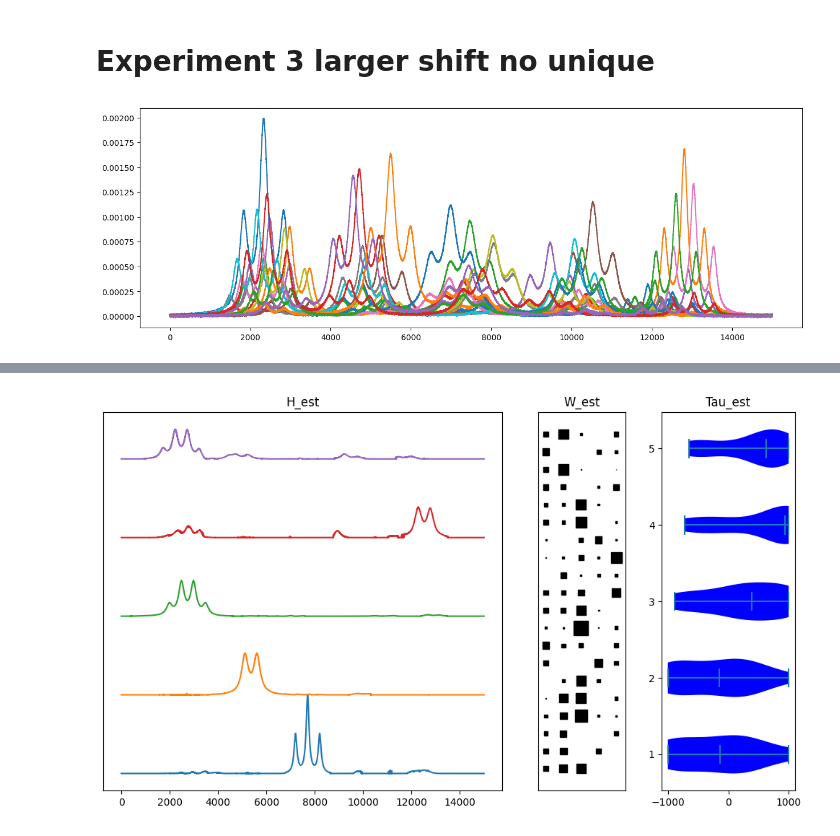
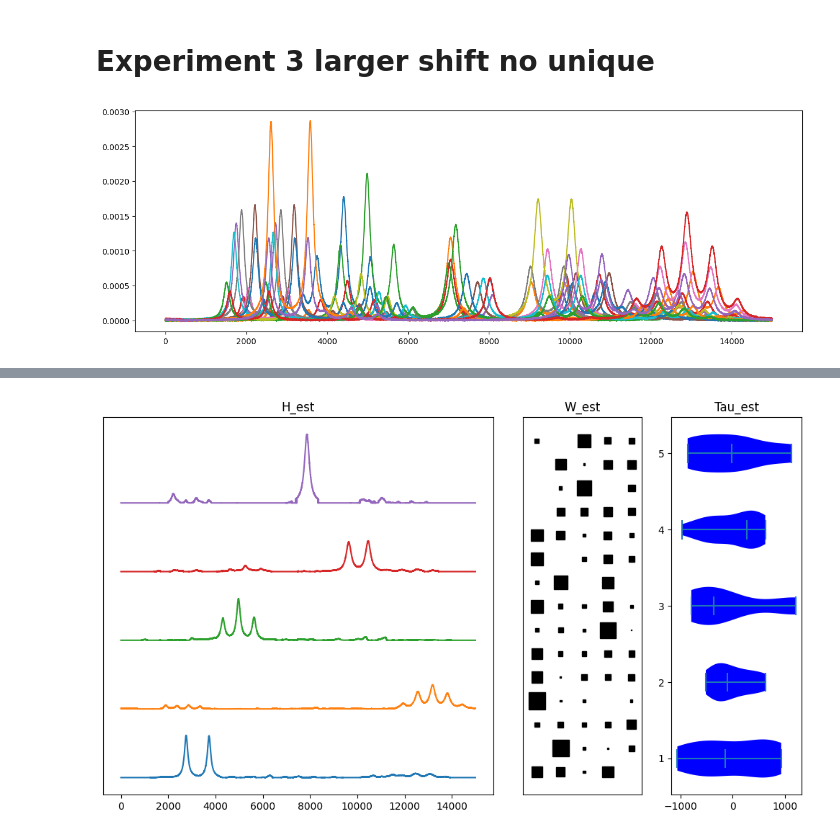
Before and after one commit to LucasEmcken/Bachelorprojekt, a Jupyter notebook: shiftNMF_shift+sparsity_test.ipynb, the cells around one changed output, grey strips where cells are left out. Saved outputs shown, nothing was run; the diff lists cells and outputs as text; code cells hidden in the pictures.

```diff
--- a/shiftNMF_shift+sparsity_test.ipynb
+++ b/shiftNMF_shift+sparsity_test.ipynb
@@ -72,7 +72,7 @@ def shift_dataset(W, H, tau):
     return V.real
 
 
-np.random.seed(438)
+np.random.seed(42)
 
 W = np.random.dirichlet(np.ones(d), N)
 W_unique = W
@@ -90,8 +90,19 @@ shift = 600
 tau_big = np.random.randint(-shift, shift, size=(N, d))
 tau_big[W==0] = 0
 multiplets = 5
+J_coupling = np.random.randint(500, 1000, size=(d))
 #evenly space out means
 mean = np.linspace(2500, M-2500, multiplets)
 std = [np.random.randint(70, 200) for _ in range(multiplets)]
 t = np.arange(0, M, 1)
-mults = np.random.randint(1,6 , size=(5))
+# mults = np.random.randint(1,6 , size=(5))
+mults = [2,3,1,2,5]
+# %%
+
+H = np.array([multiplet(t, mult, m, s, j) for m, s, mult,j in list(zip(mean, std, mults, J_coupling))])
+
+# Plot H and H_est
+fig = plt.figure(figsize=(10, 4))
+ax1 = plt.subplot()
+plotSpaced(ax1, np.arange(H.shape[1]), H.T)
+ax1.set_title('H True')
@@ -99,8 +113,6 @@ mults = np.random.randint(1,6 , size=(5))
 # Experiment 1 low shift and no unique mixings
 # %%
 
-H = np.array([multiplet(t, mults, m, s, 500) for m, s in list(zip(mean, std))])
-# H_lorentz = np.array([m(m, s, t) for m, s in list(zip(mean, std))])
 
 X = shift_dataset(W, H, tau_small)
 
@@ -151,8 +174,6 @@ KeyboardInterrupt:
 # Experiment 2 low shift, unique components present
 # %%
 
-H = np.array([multiplet(t, mults, m, s, 500) for m, s in list(zip(mean, std))])
-# H_lorentz = np.array([m(m, s, t) for m, s in list(zip(mean, std))])
 
 X = shift_dataset(W_unique, H, tau_small_unique)
 
@@ -200,9 +221,6 @@ epoch: 1500, Loss: 0.015415439097632435, Tau: 6243.9800608265885
 # %% [markdown]
 # Experiment 3 larger shift no unique
 # %%
-
-H = np.array([multiplet(t, mults, m, s, 500) for m, s in list(zip(mean, std))])
-# H_lorentz = np.array([m(m, s, t) for m, s in list(zip(mean, std))])
 
 X = shift_dataset(W, H, tau_big)
 
@@ -214,10 +232,10 @@ plt.figure(figsize=(15, 5))
 plt.plot(X_noisy.T)
 plt.show()
 # %% [output]
-[figure, old version]
+[figure, new version]
 # %%
-nmf = ShiftNMF(X, 5, lr=0.1, alpha=1e-6, patience=1000, min_imp=0)
-W_est,H_est,tau_est, running_loss_hybrid = nmf.fit(verbose=True, return_loss=True, max_iter=1500, tau_iter=0, Lambda=0.1)
+nmf = ShiftNMF(X_noisy, 5, lr=0.1, alpha=1e-6, patience=1000, min_imp=0)
+W_est,H_est,tau_est, running_loss_hybrid = nmf.fit(verbose=True, return_loss=True, max_iter=1500, tau_iter=0, Lambda=0)
 
 
 
@@ -249 +267 @@ epoch: 1500, Loss: 0.014232797782313006, Tau: 6952.3478048785795
-[figure, old version]
+[figure, new version]
```
Also changed, not shown: parts of 7 cells of this notebook.
